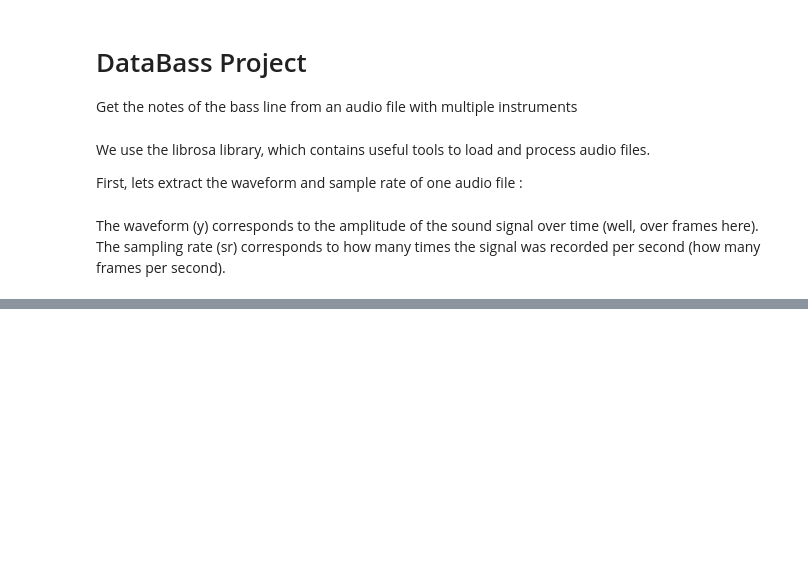
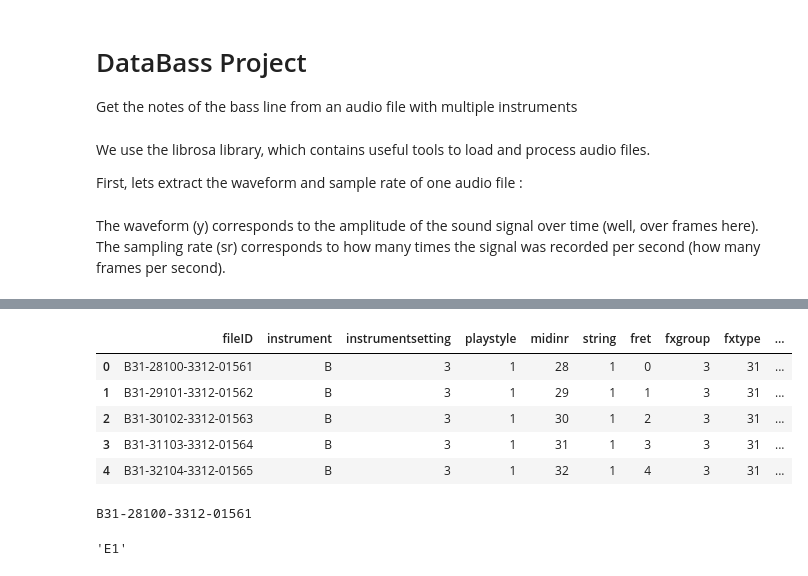
Before and after one commit to Lou-SdC/DataBass, a Jupyter notebook: notebooks/lou/exploratory.ipynb, the cells around one changed output, grey strips where cells are left out. Saved outputs shown, nothing was run; the diff lists cells and outputs as text; code cells hidden in the pictures; blank space fills up the shorter version.

```diff
--- a/notebooks/lou/exploratory.ipynb
+++ b/notebooks/lou/exploratory.ipynb
@@ -85,9 +149,19 @@ plot_mel_spectrogram(mel_spec, sr, y=y, target_shape=(128, 128))
 # %%
-df_targets = pd.read_csv(path_DataBass + '/data/preprocessed/chorus_bass_list.csv')
+df_targets = pd.read_csv(WORKING_DIR + '/data/preprocessed/chorus_bass_list.csv')
 df_targets.head()
+# %% [output]
+|  | fileID | instrument | instrumentsetting | playstyle | midinr | string | fret | fxgroup | fxtype | ... |
+| 0 | B31-28100-3312-01561 | B | 3 | 1 | 28 | 1 | 0 | 3 | 31 | ... |
+| 1 | B31-29101-3312-01562 | B | 3 | 1 | 29 | 1 | 1 | 3 | 31 | ... |
+| 2 | B31-30102-3312-01563 | B | 3 | 1 | 30 | 1 | 2 | 3 | 31 | ... |
+| 3 | B31-31103-3312-01564 | B | 3 | 1 | 31 | 1 | 3 | 3 | 31 | ... |
+| 4 | B31-32104-3312-01565 | B | 3 | 1 | 32 | 1 | 4 | 3 | 31 | ... |
 # %%
 label1 = 'B31-28100-3312-01561.wav'
 label1_name = label1.replace('.wav', '')
 print(label1_name)
 df_targets[df_targets['fileID'] == label1_name]['note_name'].values[0]
+# %% [output]
+B31-28100-3312-01561
+'E1'
 # %%
```
Also changed, not shown: parts of 26 cells of this notebook, 1 other file.
